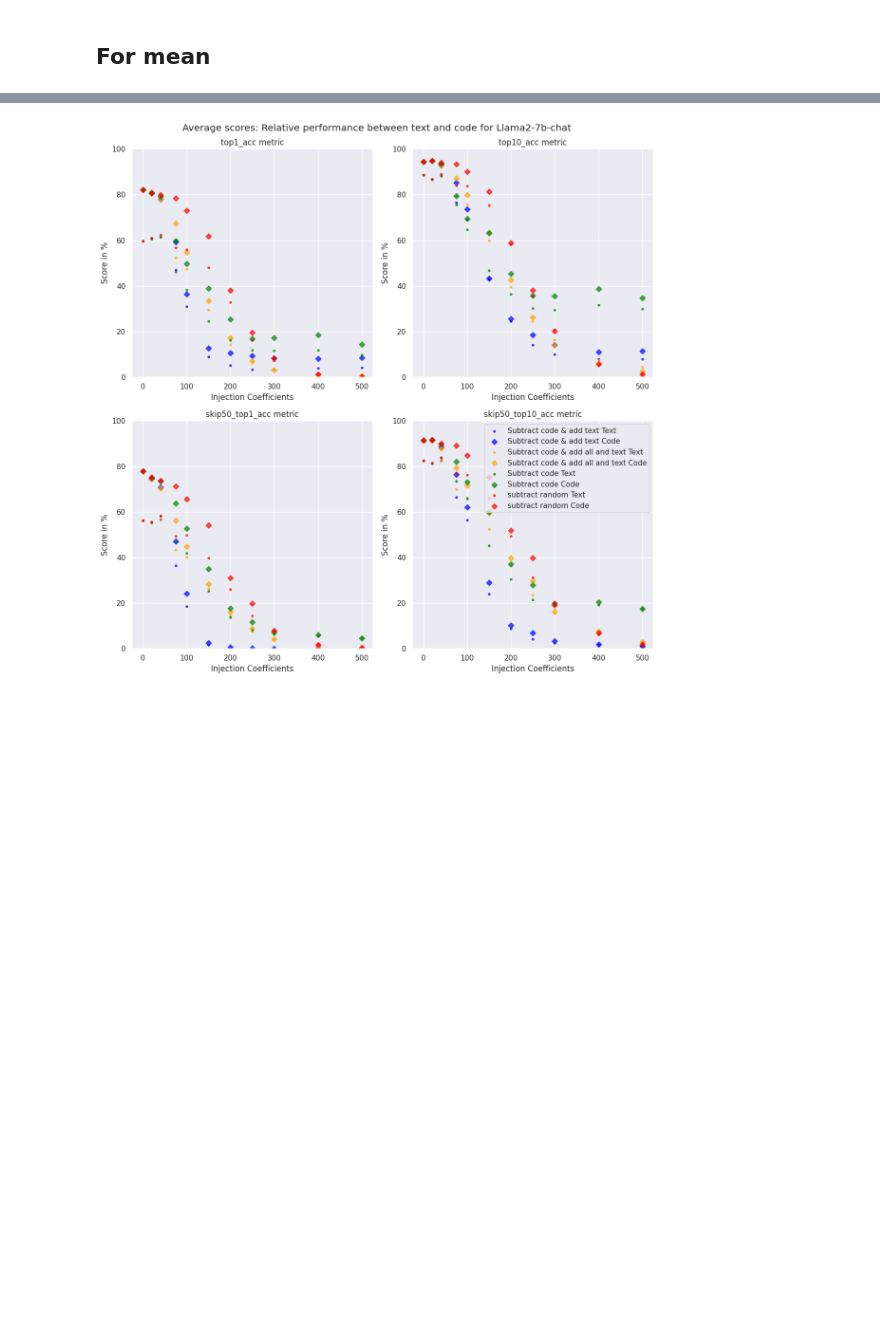
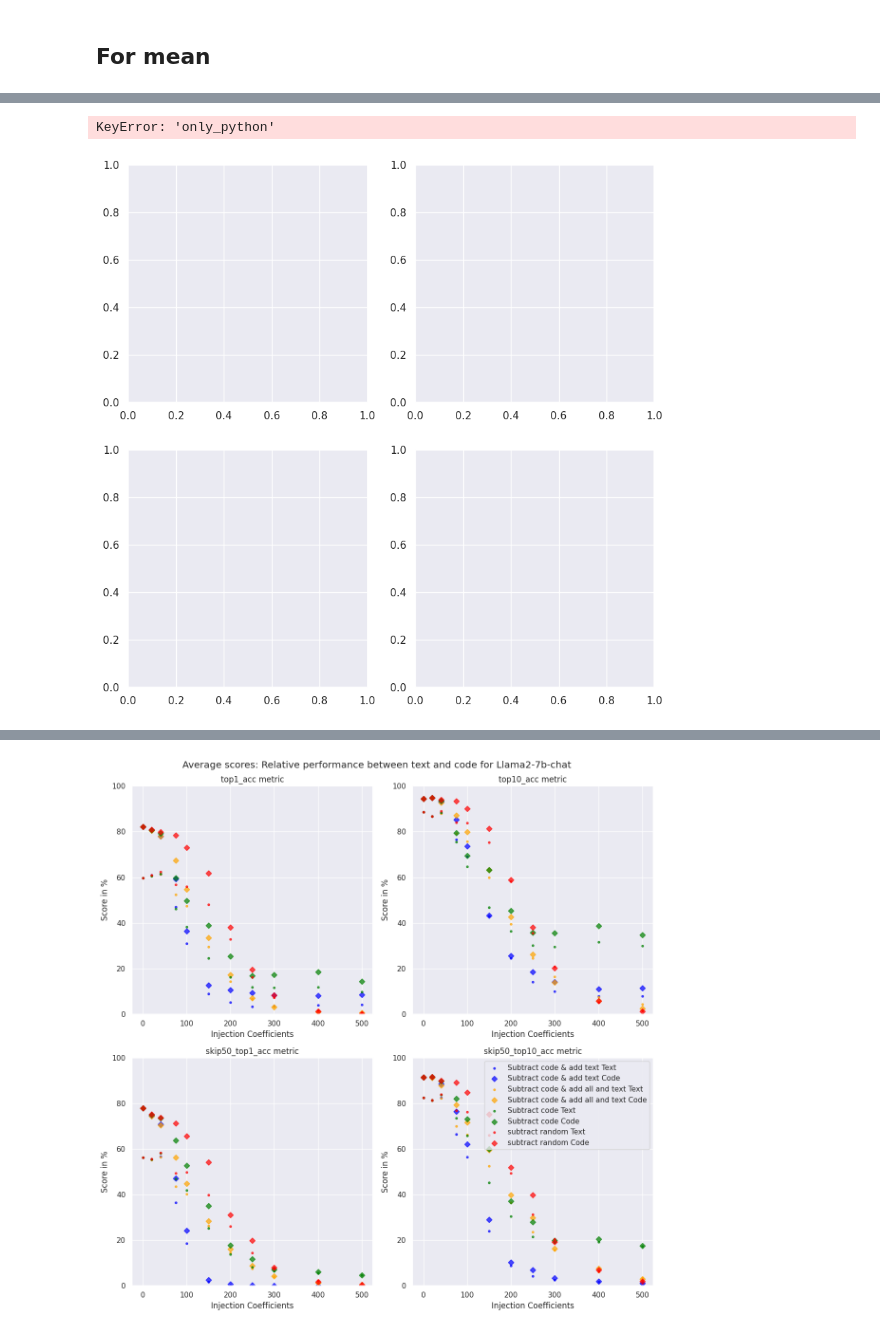
Before and after one commit to TeunvdWeij/extending-activation-addition, a Jupyter notebook: src/make_plots.ipynb, the cells around one changed output, grey strips where cells are left out. Cells and saved outputs as stored; diff of their text form; code cells hidden in the pictures; blank space fills up the shorter version.

```diff
--- a/src/make_plots.ipynb
+++ b/src/make_plots.ipynb
@@ -97,3 +141,33 @@ plt.show()
+# %%
+# create a seaborn style graph
+sns.set_theme()
+
+fig, axs = plt.subplots(2, 2, figsize=(10, 10))
+scale = 100
+metrics = ("top1_acc", "top10_acc", "skip50_top1_acc", "skip50_top10_acc")
+
+for metric, ax in zip(metrics, axs.reshape(-1)):
+    ax.plot(scores[-1]["only_python"][metric]["rel"], scores[-1]['only_text'][metric]["rel"], marker="o", label="only python")
+
+    ax.set_title(f"{metric} metric")
+    ax.set_xlabel("Relative Code Accuracy (∆%)")
+    ax.set_ylabel("Relative Text Accuracy (∆%)")
+
+    ax.plot([0, scale], [scale, scale], color="darkgray", linestyle="--", alpha=0.8)
+    ax.plot([0, scale], [0, scale], color="darkgray", linestyle="--", alpha=0.8)
+
+plt.legend()
+title = "Relative performance between text and code for Llama2-7b-chat"
+# txt = """This Figure illustrates the differences in relative code and text performance for multiple activation manipulations.
+# The performance is measures given the original score (100, 100) generated by the model without any modifications."""
+# plt.figtext(0.5, -0.05, txt, wrap=True, horizontalalignment="center", fontsize=12)
+
+plt.suptitle(title)
+fig.tight_layout()
+plt.show()
+# %% [output]
+KeyError: 'only_python'
+[figure, added]
 # %%
 # create a seaborn style graph
 sns.set_theme()
```
Also changed, not shown: parts of 8 cells of this notebook.
